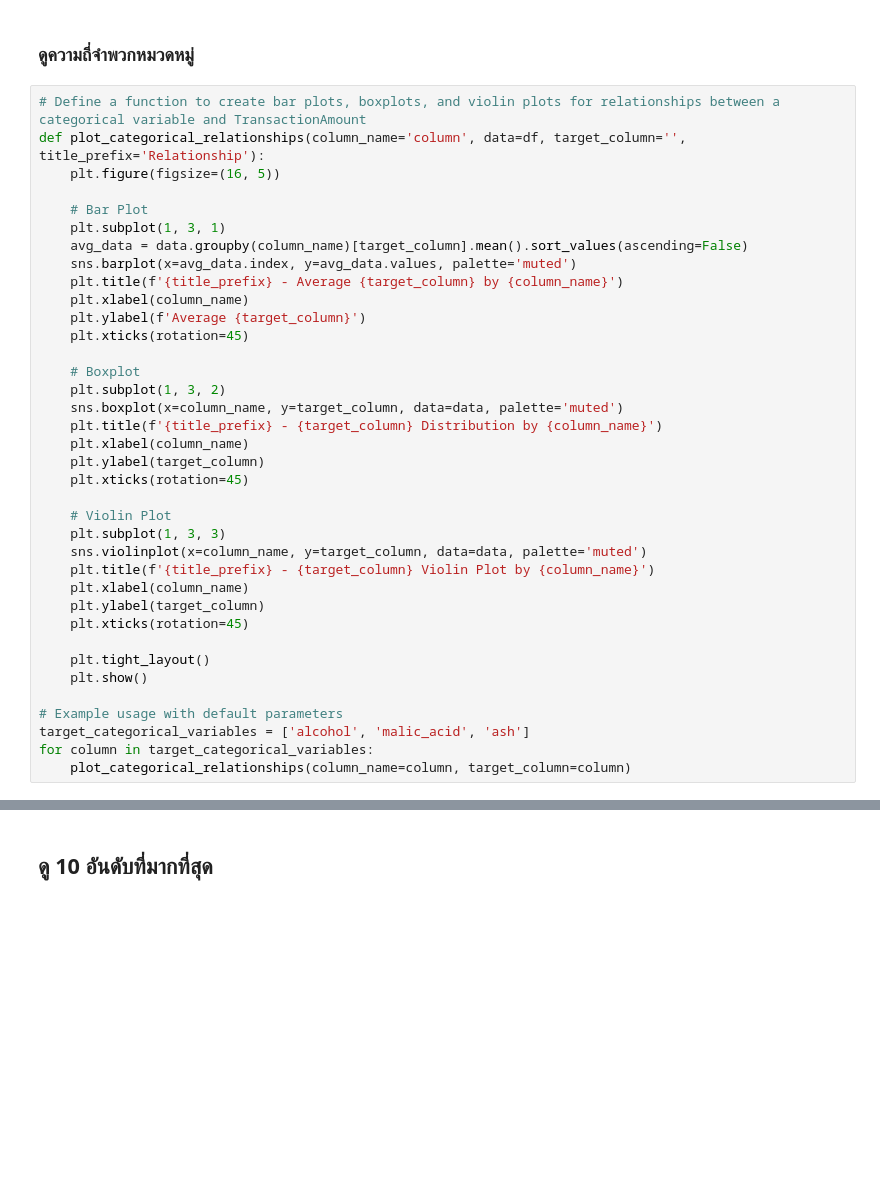
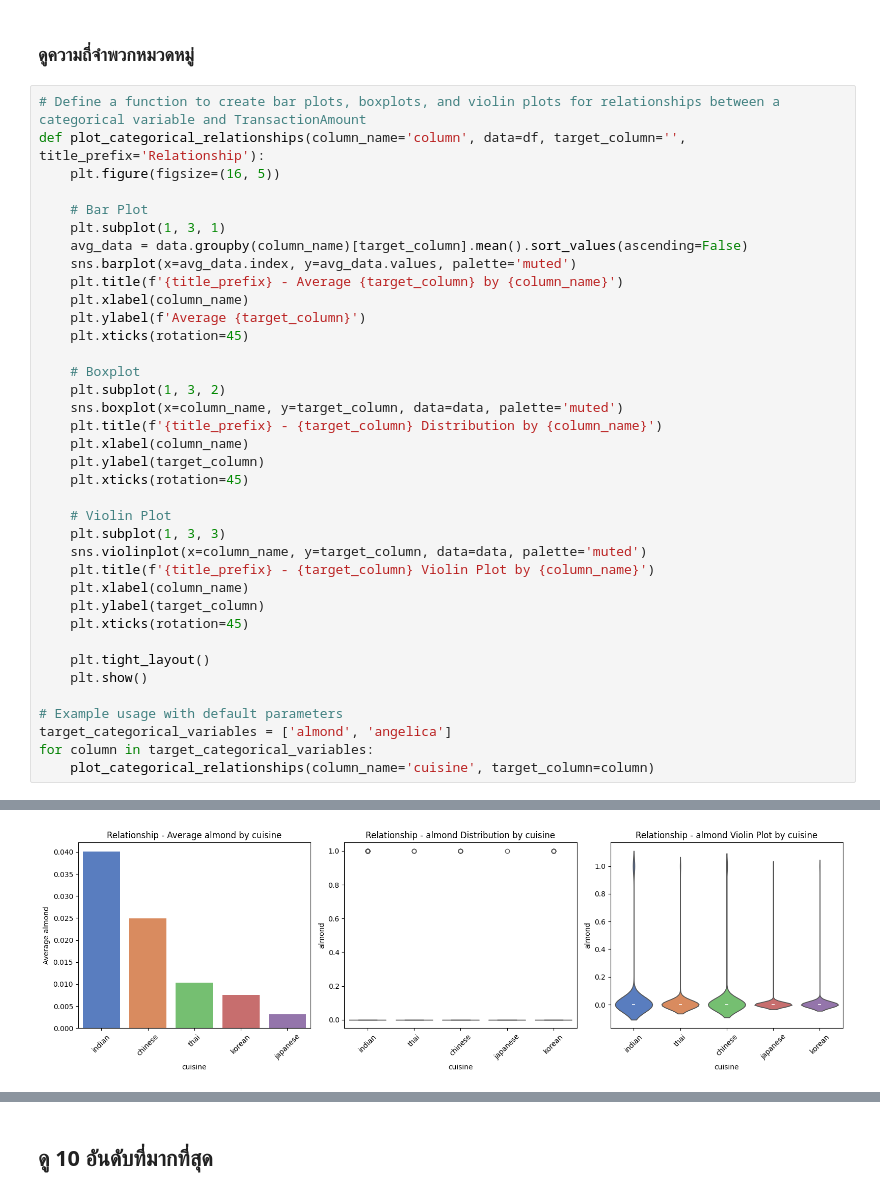
Before and after one commit to Kyaputan/Lab3-Machine-Learning, a Jupyter notebook: Data-Analysis/Number/Data-Analysis.ipynb, the cells around one changed output, grey strips where cells are left out. Drawn from its saved outputs; the diff is of its cells as text; blank space fills up the shorter version.

```diff
--- a/Data-Analysis/Number/Data-Analysis.ipynb
+++ b/Data-Analysis/Number/Data-Analysis.ipynb
@@ -125,6 +171,7 @@ def plot_categorical_relationships(column_name='column', data=df, target_column=
     plt.show()
 
 # Example usage with default parameters
-target_categorical_variables = ['alcohol', 'malic_acid', 'ash']
+target_categorical_variables = ['almond', 'angelica']
 for column in target_categorical_variables:
-    plot_categorical_relationships(column_name=column, target_column=column)
+    plot_categorical_relationships(column_name='cuisine', target_column=column)
+# %% [output]
@@ -130,0 +189 @@ for column in target_categorical_variables:
+[figure, added]
```
Also changed, not shown: parts of 9 cells of this notebook, 1 other file.
